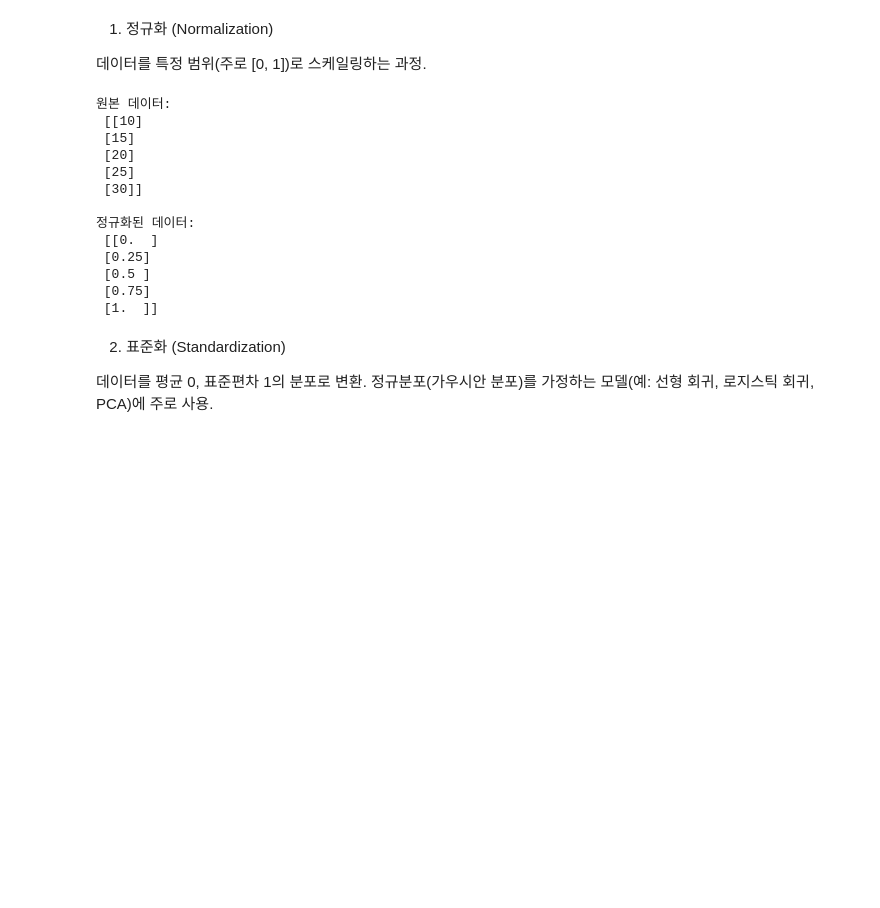
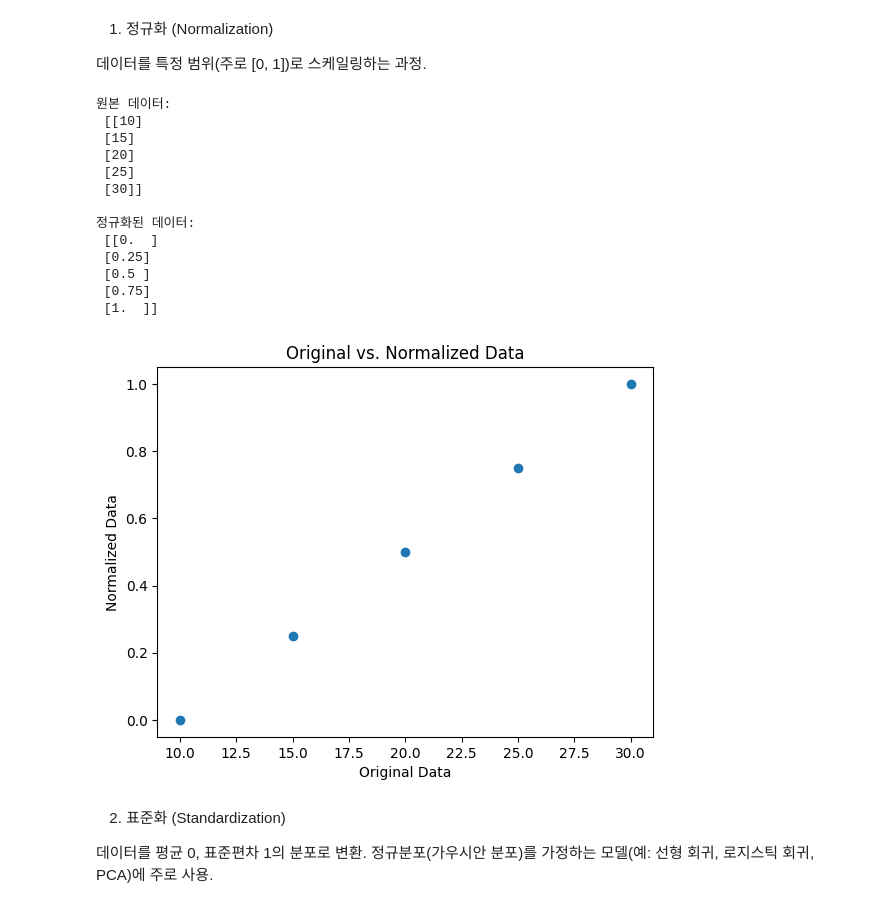
Before and after one commit to jaykkim1/KNOC_KPA_2025, a Jupyter notebook: KPA실습_추가.ipynb, the cells around one changed output. Drawn from its saved outputs; the diff is of its cells as text; code cells hidden in the pictures; blank space fills up the shorter version.

```diff
--- a/KPA실습_추가.ipynb
+++ b/KPA실습_추가.ipynb
@@ -7,29 +7,37 @@
 # %%
 import numpy as np
 from sklearn.preprocessing import MinMaxScaler
+import matplotlib.pyplot as plt
 
 # 예시 데이터
 data = np.array([[10], [15], [20], [25], [30]])
 
 scaler = MinMaxScaler()
 normalized = scaler.fit_transform(data)
 
 print("원본 데이터:\n", data)
 print("\n정규화된 데이터:\n", normalized)
+
+plt.scatter(data, normalized)
+plt.xlabel('Original Data')
+plt.ylabel('Normalized Data')
+plt.title('Original vs. Normalized Data')
+plt.show()
 # %% [output]
 원본 데이터:
  [[10]
  [15]
  [20]
  [25]
  [30]]
 
 정규화된 데이터:
  [[0.  ]
  [0.25]
  [0.5 ]
  [0.75]
  [1.  ]]
+[figure, added]
 # %% [markdown]
 2. 표준화 (Standardization)
 
```
Also changed, not shown: parts of 1 cell of this notebook.
